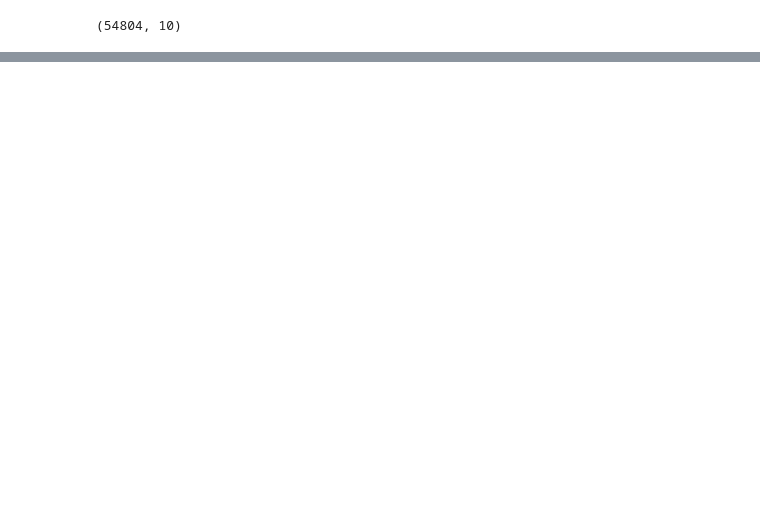
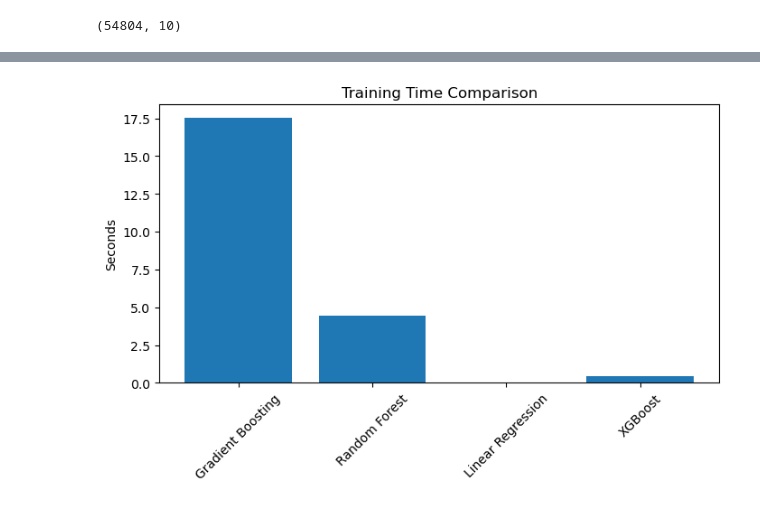
Before and after one commit to NishantRajora/machine-learning-crop-yield-drivers, a Jupyter notebook: model.ipynb, the cells around one changed output, grey strips where cells are left out. Saved outputs shown, nothing was run; the diff lists cells and outputs as text; code cells hidden in the pictures; blank space fills up the shorter version.

```diff
--- a/model.ipynb
+++ b/model.ipynb
@@ -200,3 +203,8 @@ results.style\
 # %%
-!pip install shap
+plt.figure(figsize=(8,4))
+plt.bar(results["Model"], results["Training Time (sec)"])
+plt.title("Training Time Comparison")
+plt.ylabel("Seconds")
+plt.xticks(rotation=45)
+plt.show()
 # %% [output]
@@ -221,0 +211 @@ Requirement already satisfied: threadpoolctl>=3.1.0 in c:\users\nishant\anaconda
+[figure, added]
```
Also changed, not shown: parts of 22 cells of this notebook.
